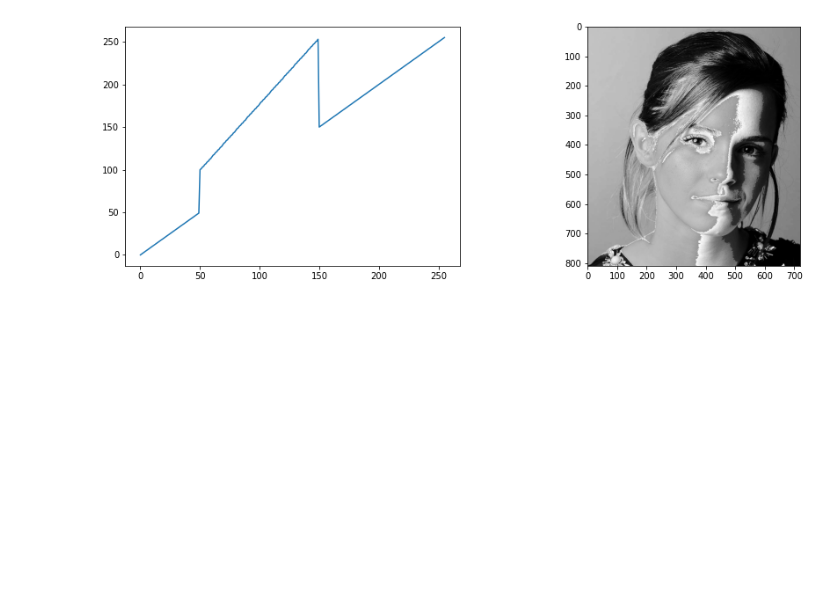
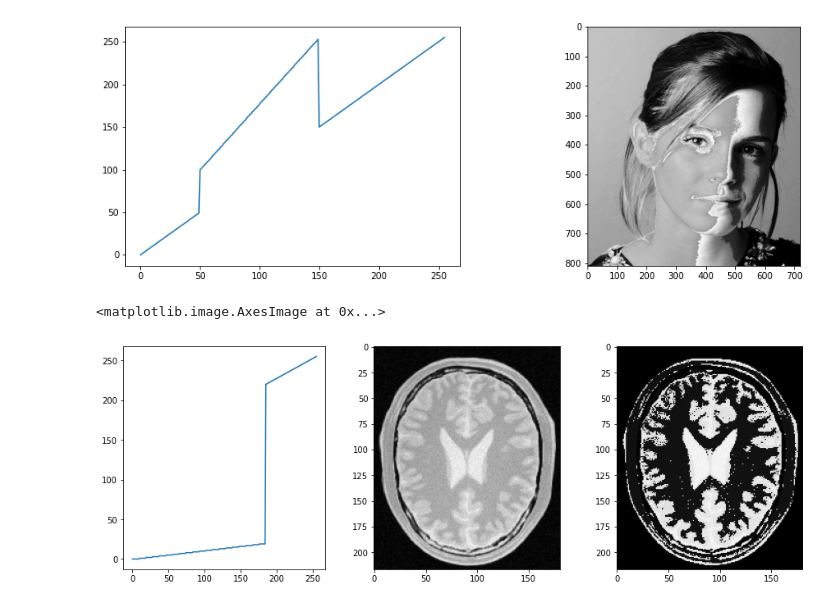
Before and after one commit to KCSAbeywickrama/EN2550-Excercises, a Jupyter notebook: Assignment_01/190018V_Ex0.ipynb, the cells around one changed output. Drawn from its saved outputs; the diff is of its cells as text; code cells hidden in the pictures; blank space fills up the shorter version.

```diff
--- a/Assignment_01/190018V_Ex0.ipynb
+++ b/Assignment_01/190018V_Ex0.ipynb
@@ -37,3 +37,27 @@ ax[1].imshow(g,cmap='gray', vmin=0, vmax=255)
 # %% [output]
 <matplotlib.image.AxesImage at 0x...>
 [figure]
+# %%
+# 2 (a) white matter
+
+f=cv.imread('brain_proton_density_slice.png',cv.IMREAD_GRAYSCALE)
+assert f is not None
+
+a=185
+t=np.zeros(256).astype(np.uint8)
+
+r1=np.linspace(0,20,(a+1)).astype(np.uint8)
+r2=np.linspace(220,255,(255+1-a)).astype(np.uint8)
+t[0:a+1]=r1
+t[a:255+1]=r2
+
+g=cv.LUT(f,t)
+
+fig,ax=plt.subplots(1,3,figsize=(15,5))
+
+ax[0].plot(t)
+ax[1].imshow(f,cmap='gray', vmin=0, vmax=255)
+ax[2].imshow(g,cmap='gray', vmin=0, vmax=255)
+# %% [output]
+<matplotlib.image.AxesImage at 0x...>
+[figure, added]
```
Also changed, not shown: parts of 3 cells of this notebook.
